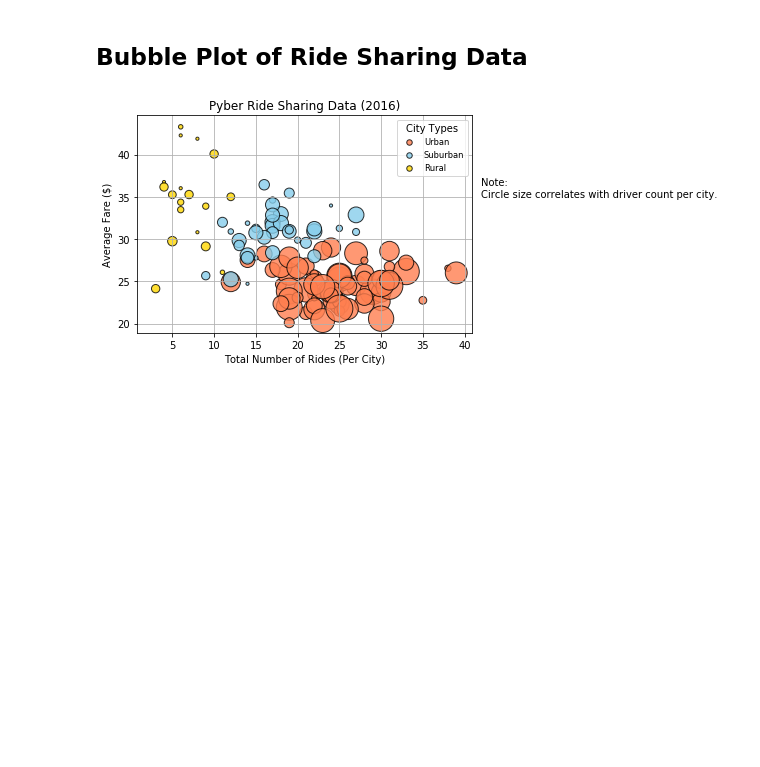
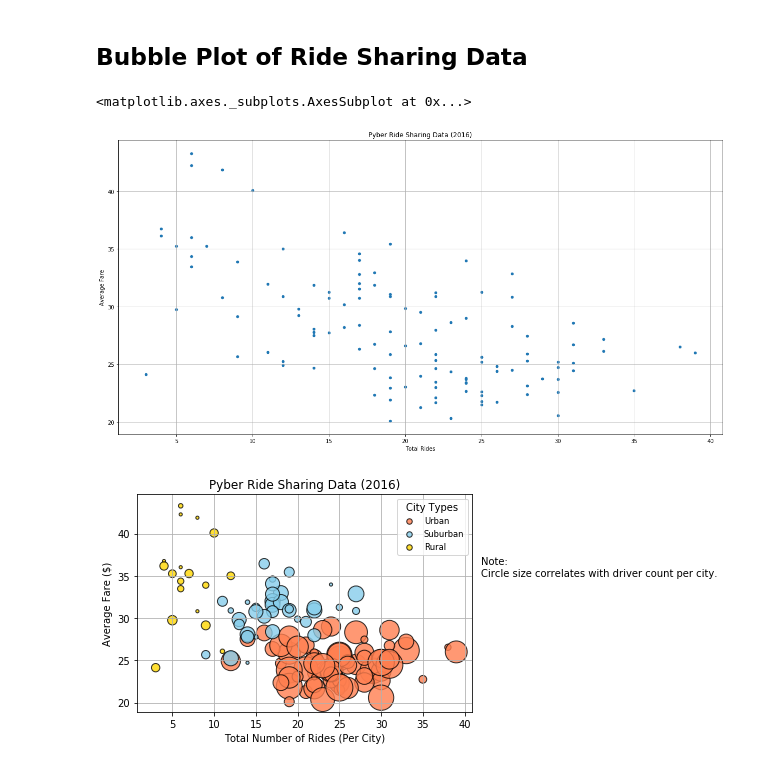
Before and after one commit to aacarter/matplotlib, a Jupyter notebook: pyber_starter.ipynb, the cells around one changed output. Cells and saved outputs as stored; diff of their text form; code cells hidden in the pictures; blank space fills up the shorter version.

Commit message:
scatter plot created

```diff
--- a/pyber_starter.ipynb
+++ b/pyber_starter.ipynb
@@ -27,16 +39,29 @@ combined_city_df.head()
 ## Bubble Plot of Ride Sharing Data
 # %%
 # Obtain the x and y coordinates for each of the three city types
+city_group = combined_city_df.groupby(['city', 'type'])
+driver_count = city_group['driver_count'].mean()
+fare_city = city_group['fare'].mean()
+rides_city = city_group['ride_id'].count()
+
+pyber_df = pd.DataFrame({"Driver Count": driver_count,
+                         "Average Fare": fare_city,
+                         "Total Rides": rides_city})
 
 # Build the scatter plots for each city types
+pyber_df.plot(kind="scatter", x="Total Rides", y="Average Fare", grid=True, figsize=(20,10),
+              title="Pyber Ride Sharing Data (2016)")
 
 # Incorporate the other graph properties
 
 # Create a legend
 
 # Incorporate a text label regarding circle size
 
 # Save Figure
+# %% [output]
+<matplotlib.axes._subplots.AxesSubplot at 0x...>
+[figure, added]
 # %%
 # Show plot
 plt.show()
```
Also changed, not shown: parts of 1 cell of this notebook.
